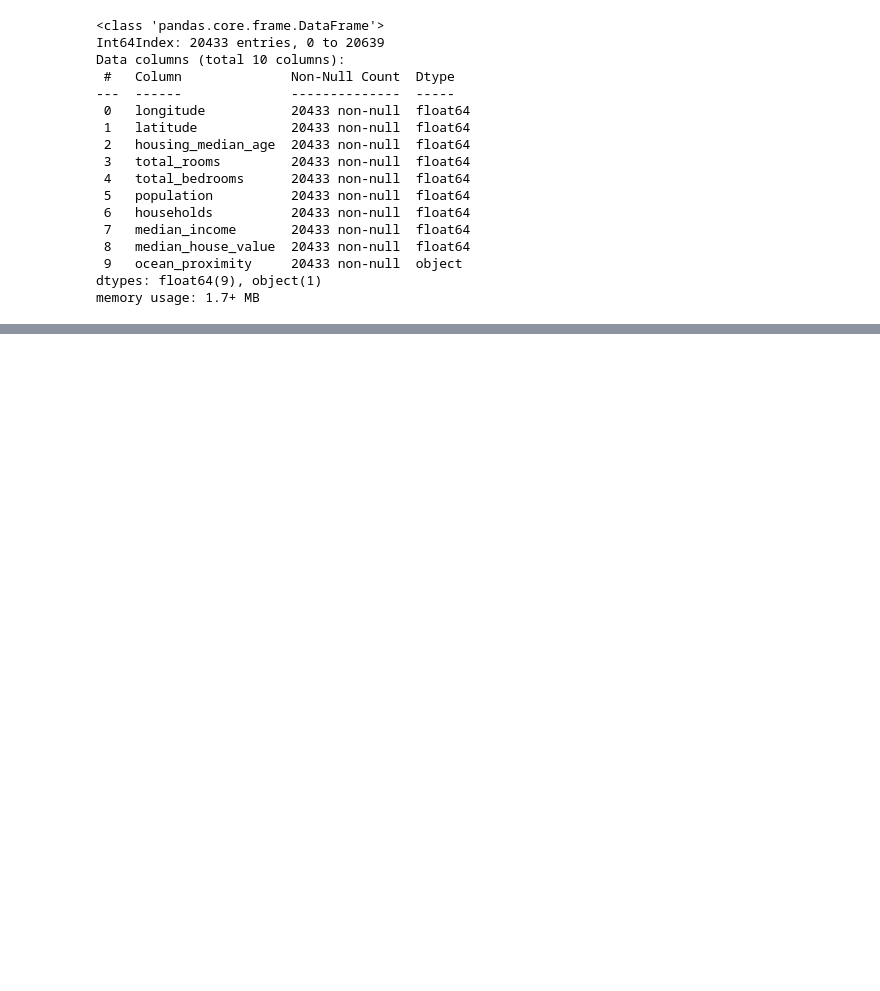
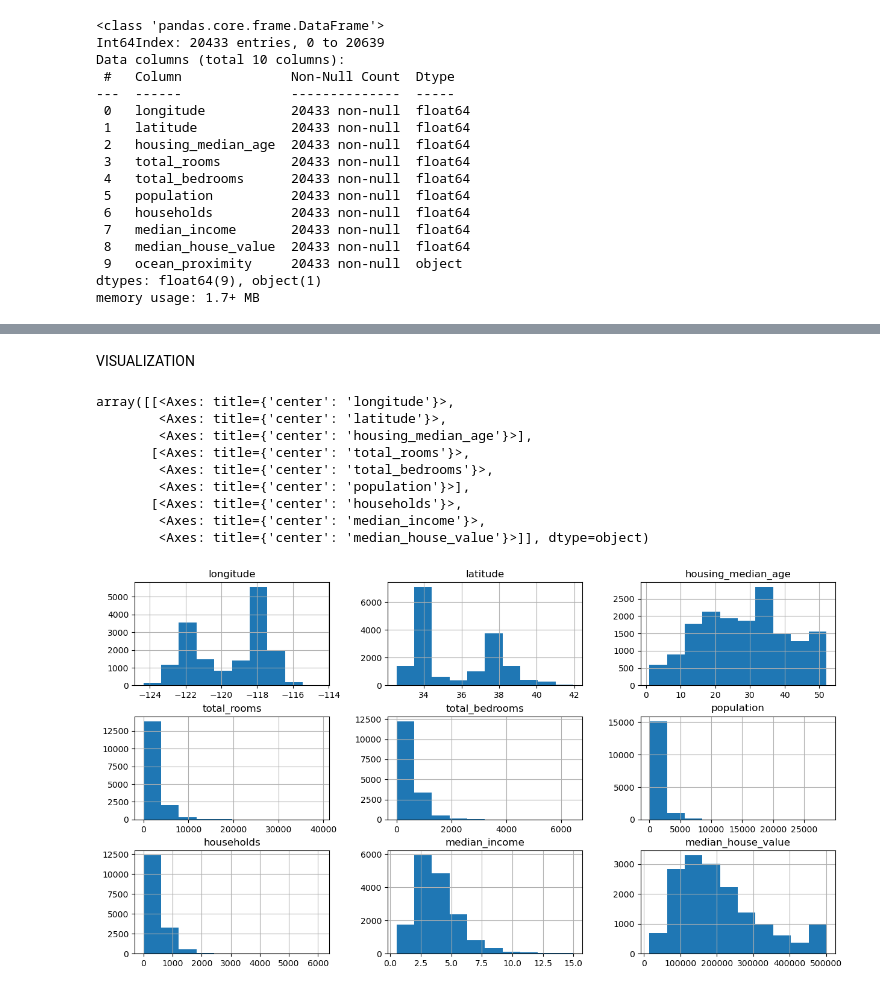
Before and after one commit to Ayushree1011/House_price_prediction, a Jupyter notebook: House_price_prediction.ipynb, the cells around one changed output, grey strips where cells are left out. Drawn from its saved outputs; the diff is of its cells as text; code cells hidden in the pictures; blank space fills up the shorter version.

```diff
--- a/House_price_prediction.ipynb
+++ b/House_price_prediction.ipynb
@@ -82,0 +103,16 @@ train_data=x_train.join(y_train)
+# %% [markdown]
+VISUALIZATION
+# %%
+#Visualization of data in dataset
+train_data.hist(figsize=(15,8))
+# %% [output]
+array([[<Axes: title={'center': 'longitude'}>,
+        <Axes: title={'center': 'latitude'}>,
+        <Axes: title={'center': 'housing_median_age'}>],
+       [<Axes: title={'center': 'total_rooms'}>,
+        <Axes: title={'center': 'total_bedrooms'}>,
+        <Axes: title={'center': 'population'}>],
+       [<Axes: title={'center': 'households'}>,
+        <Axes: title={'center': 'median_income'}>,
+        <Axes: title={'center': 'median_house_value'}>]], dtype=object)
+[figure, added]
```
Also changed, not shown: parts of 21 cells of this notebook.
